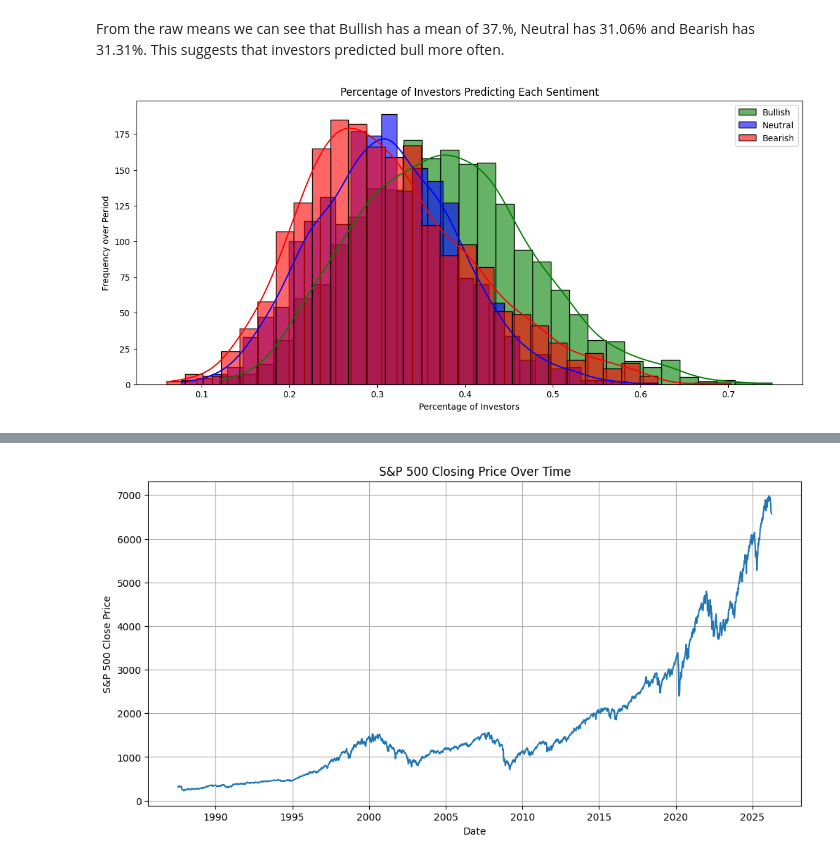
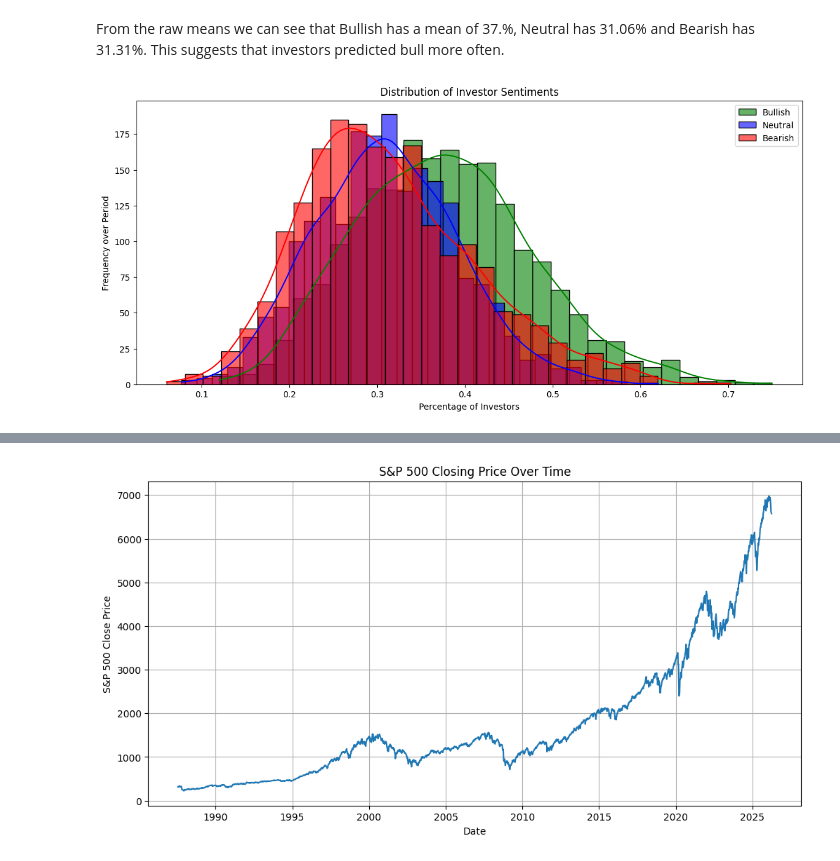
Before and after one commit to Zeke-CE/Investor-Sentiment-Model, a Jupyter notebook: efficient_market_analysis/main_notebook.ipynb, the cells around one changed output, grey strips where cells are left out. Saved outputs shown, nothing was run; the diff lists cells and outputs as text; code cells hidden in the pictures.

```diff
--- a/efficient_market_analysis/main_notebook.ipynb
+++ b/efficient_market_analysis/main_notebook.ipynb
@@ -128,5 +129,13 @@ Date
 Length: 2020, dtype: float64
 # %%
-s_df['Risk-Free Rate'] = rf_data.to_numpy()
+s_df['3-Month Annual T-Bill Rate'] = rf_data.to_numpy()
+
+s_df['3-Month Semi-Annual T-Bill Rate'] = s_df['3-Month Annual T-Bill Rate']/2
+
+s_df['3-Month Monthly T-Bill Rate'] = s_df['3-Month Annual T-Bill Rate'] / 12
+
+s_df['3-Month Weekly T-Bill Rate'] = s_df['3-Month Annual T-Bill Rate'] / 52
+
+
 display(s_df)
 # %% [output]
@@ -180,18 +192,18 @@ From the raw means we can see that Bullish has a mean of 37.%, Neutral has 31.06
 # %%
 plt.figure(figsize=(14,6))
 
 sns.histplot(s_df['Bullish'], kde=True, color='green', label='Bullish', alpha=0.6)
 sns.histplot(s_df['Neutral'], kde=True, color='blue', label='Neutral', alpha=0.6)
 sns.histplot(s_df['Bearish'], kde=True, color='red', label='Bearish', alpha=0.6)
 
 
-plt.title('Percentage of Investors Predicting Each Sentiment')
+plt.title('Distribution of Investor Sentiments')
 plt.xlabel('Percentage of Investors')
 plt.ylabel('Frequency over Period')
 plt.legend()
 plt.show()
 # %% [output]
-[figure, old version]
+[figure, new version]
 # %%
 s_df['Weekly Return'] = (s_df['S&P Close'].shift(-1)/s_df['S&P Close']) - 1 #forward weekly return
 
```
Also changed, not shown: parts of 32 cells of this notebook, 7 other files.
